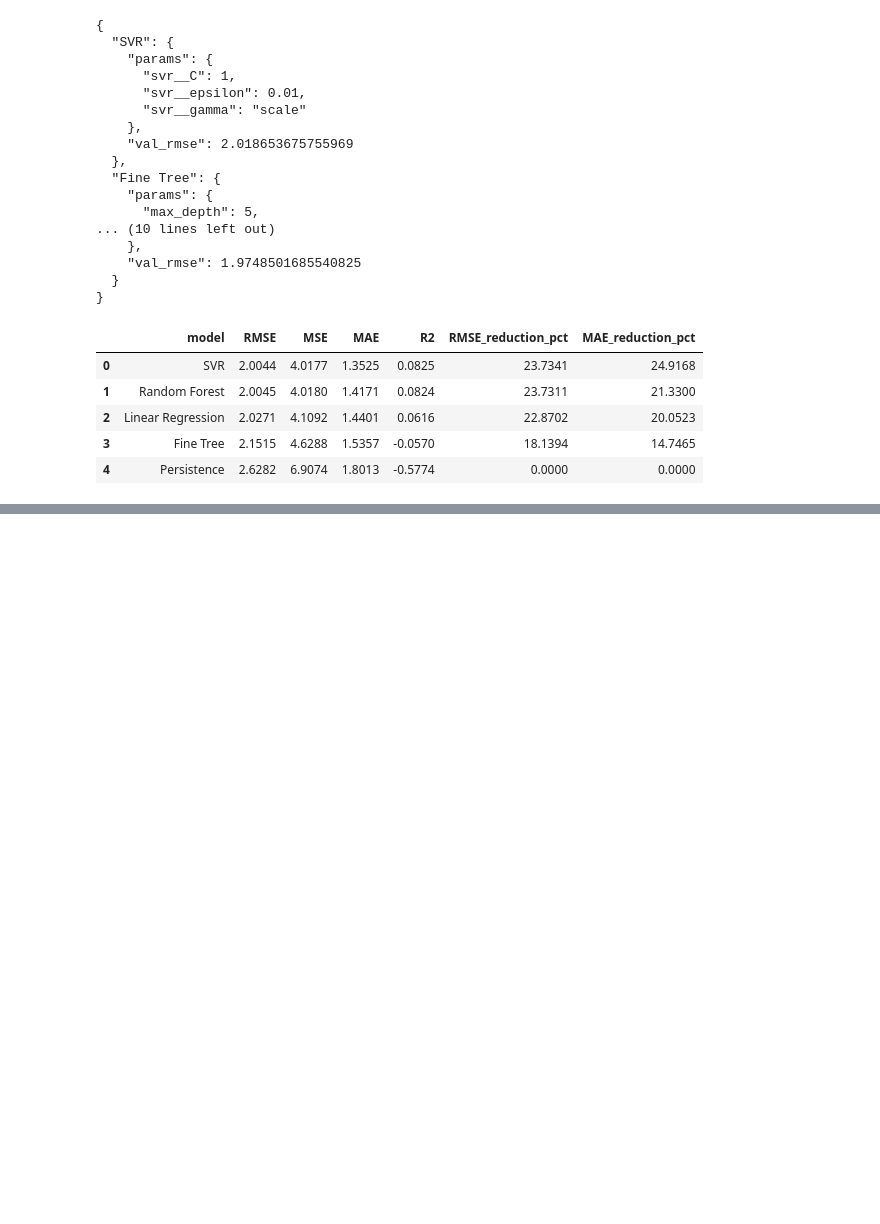
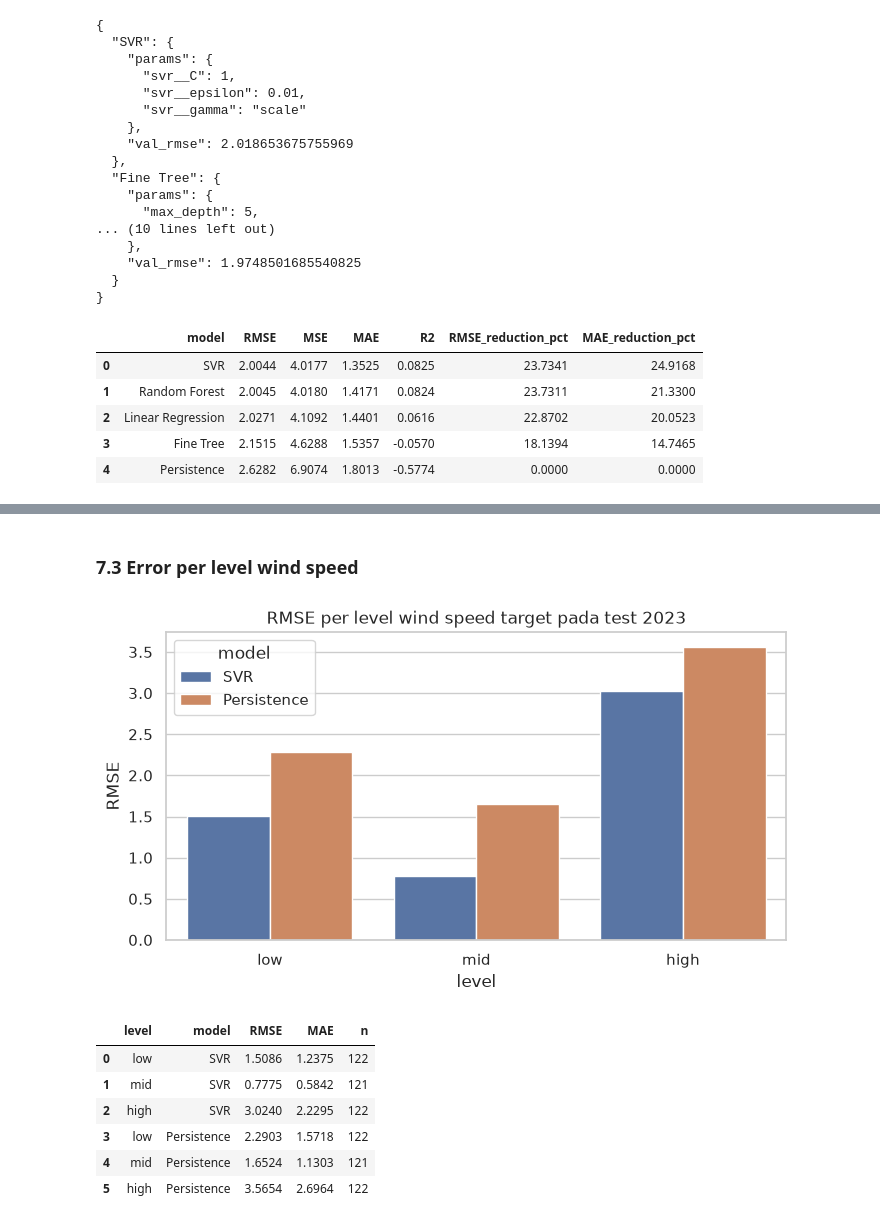
Before and after one commit to Galangzz/machine-learning-wind-speed, a Jupyter notebook: main.ipynb, the cells around one changed output, grey strips where cells are left out. Cells and saved outputs as stored; diff of their text form; code cells hidden in the pictures; blank space fills up the shorter version.

```diff
--- a/main.ipynb
+++ b/main.ipynb
@@ -621,0 +732,22 @@ metrics_df.round(4)
+# %% [markdown]
+### 7.3 Error per level wind speed
+# %%
+error_by_level = grouped_errors(test_eval, "level", ["low", "mid", "high"])
+error_by_level.to_csv(RESULTS_DIR / "error_by_level.csv", index=False)
+
+fig, ax = plt.subplots(figsize=(8, 4))
+sns.barplot(data=error_by_level, x="level", y="RMSE", hue="model", ax=ax)
+ax.set_title("RMSE per level wind speed target pada test 2023")
+fig.savefig(FIG_DIR / "fig_error_by_level.png", dpi=150, bbox_inches="tight")
+plt.show()
+
+error_by_level.round(4)
+# %% [output]
+[figure, added]
+|  | level | model | RMSE | MAE | n |
+| 0 | low | SVR | 1.5086 | 1.2375 | 122 |
+| 1 | mid | SVR | 0.7775 | 0.5842 | 121 |
+| 2 | high | SVR | 3.0240 | 2.2295 | 122 |
+| 3 | low | Persistence | 2.2903 | 1.5718 | 122 |
+| 4 | mid | Persistence | 1.6524 | 1.1303 | 121 |
+| 5 | high | Persistence | 3.5654 | 2.6964 | 122 |
```
Also changed, not shown: parts of 9 cells of this notebook, 9 other files.
